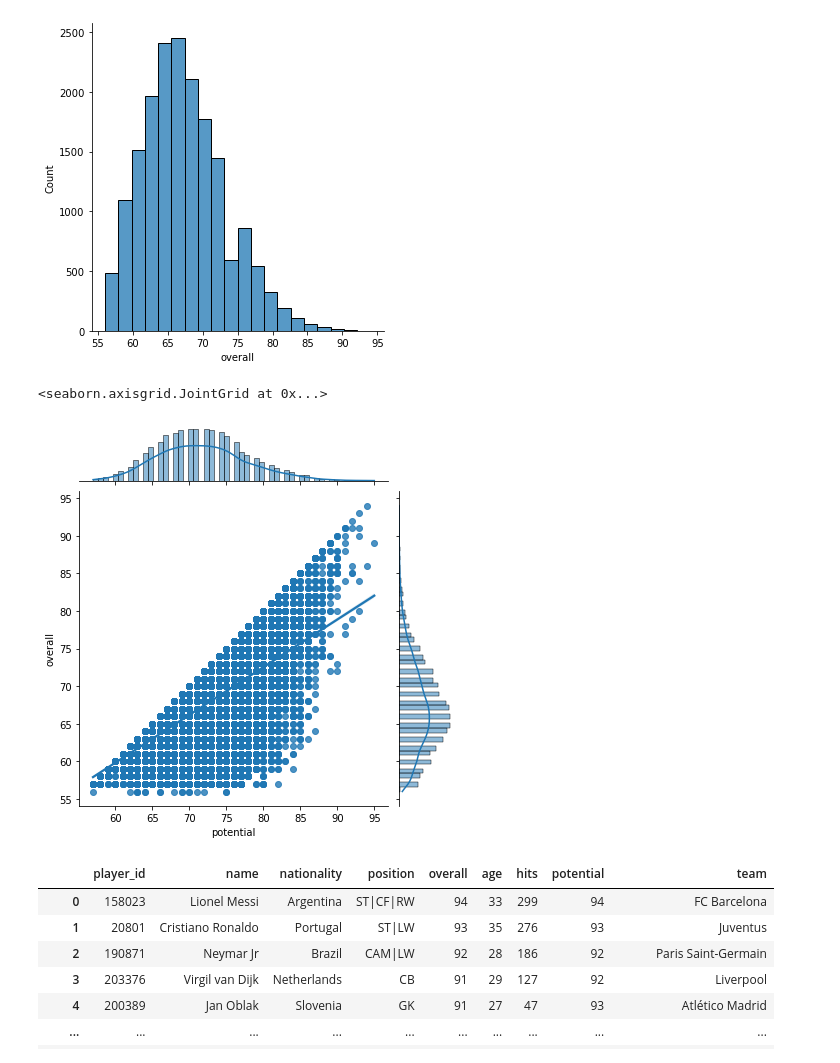
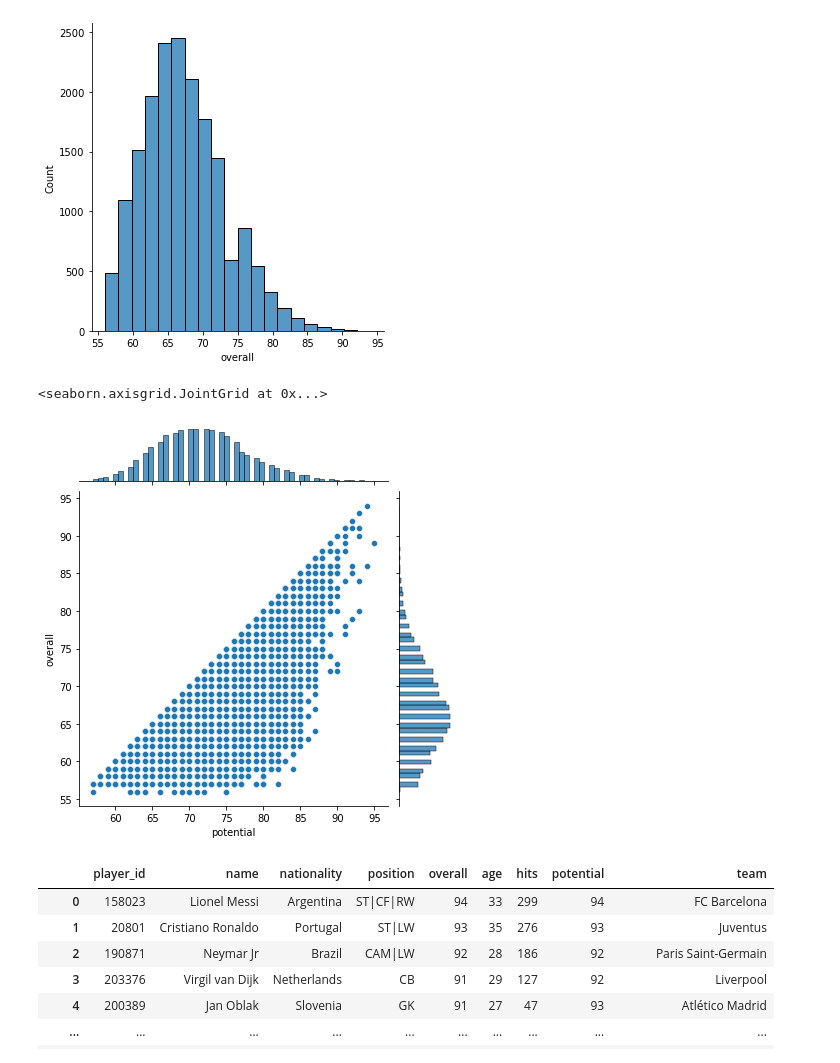
Before and after one commit to data301-2021-winter1/project-group24-project, a Jupyter notebook: notebooks/analysis1.ipynb, the cells around one changed output. Cells and saved outputs as stored; diff of their text form; code cells hidden in the pictures.

```diff
--- a/notebooks/analysis1.ipynb
+++ b/notebooks/analysis1.ipynb
@@ -143,10 +143,10 @@ sns.displot(df['overall'], kde = False, bins=20)
 <seaborn.axisgrid.FacetGrid at 0x...>
 [figure]
 # %%
-sns.jointplot(x='potential', y='overall', data=df, kind='reg')
+sns.jointplot(x='potential', y='overall', data=df, kind='scatter')
 # %% [output]
 <seaborn.axisgrid.JointGrid at 0x...>
-[figure, old version]
+[figure, new version]
 # %%
 # The chart shows us that with potential the overall increases as well and the two variables have a positive relationship
 # %%
```
Also changed, not shown: parts of 4 cells of this notebook.
